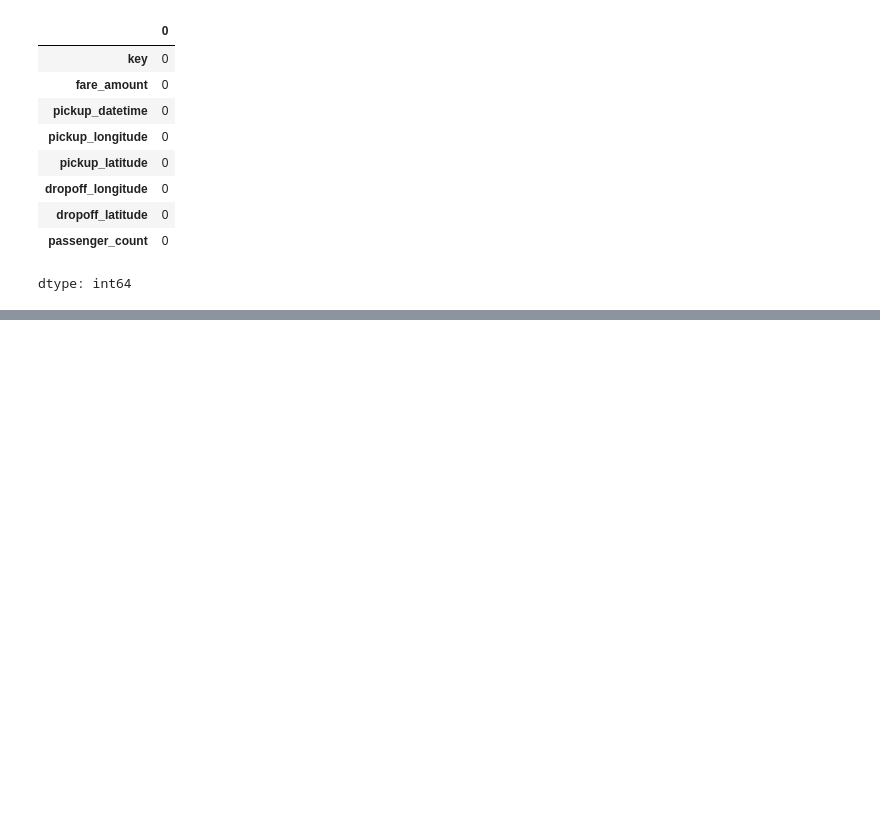
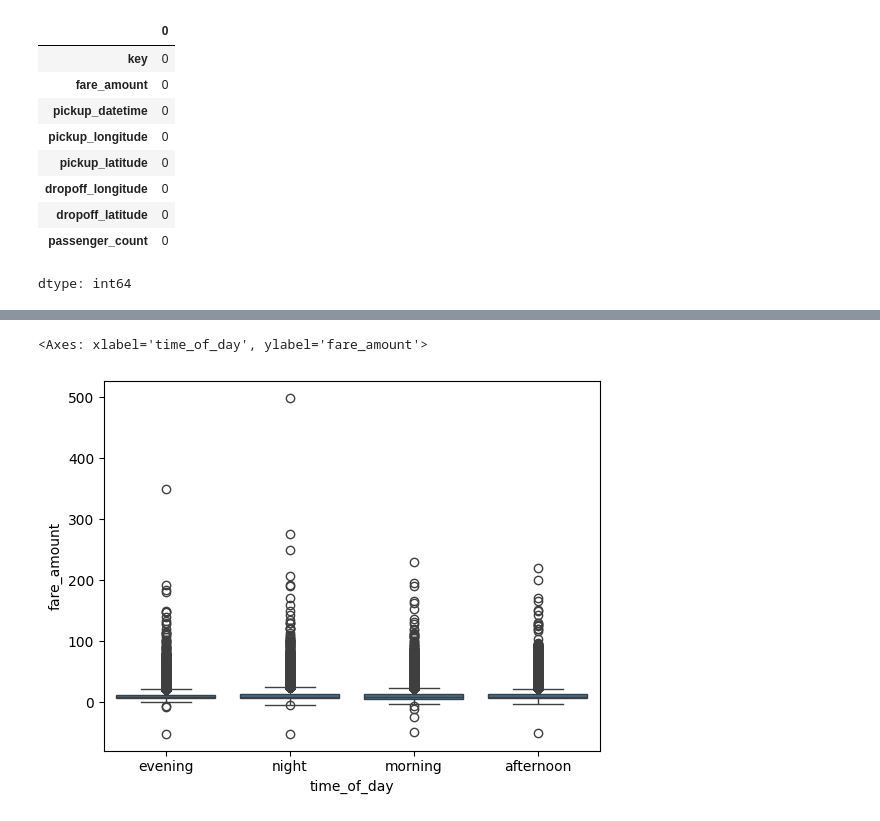
Before and after one commit to AshutoshDhungana/Fare_amount_prediction, a Jupyter notebook: TCfellowship_Ashutosh.ipynb, the cells around one changed output, grey strips where cells are left out. Drawn from its saved outputs; the diff is of its cells as text; code cells hidden in the pictures; blank space fills up the shorter version.

```diff
--- a/TCfellowship_Ashutosh.ipynb
+++ b/TCfellowship_Ashutosh.ipynb
@@ -137,0 +268,5 @@ dtype: int64
+# %%
+sns.boxplot(x='time_of_day', y='fare_amount', data=df)
+# %% [output]
+<Axes: xlabel='time_of_day', ylabel='fare_amount'>
+[figure, added]
```
Also changed, not shown: parts of 26 cells of this notebook.
